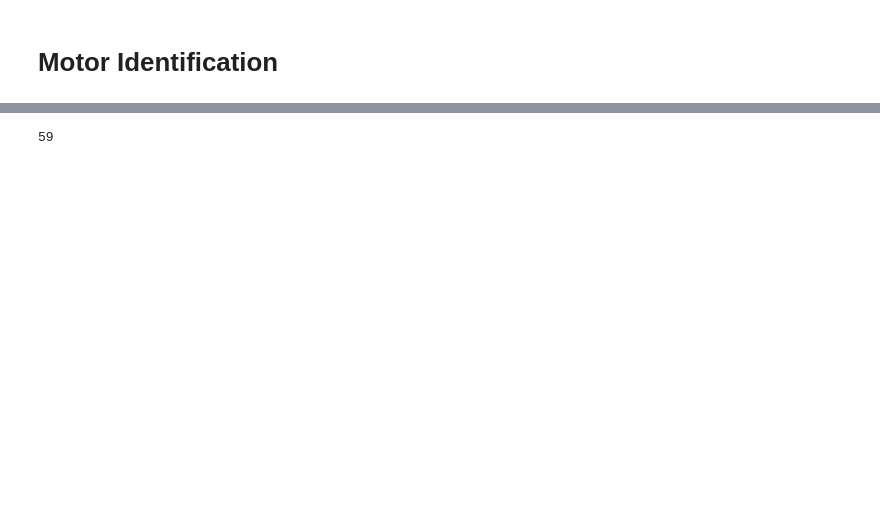
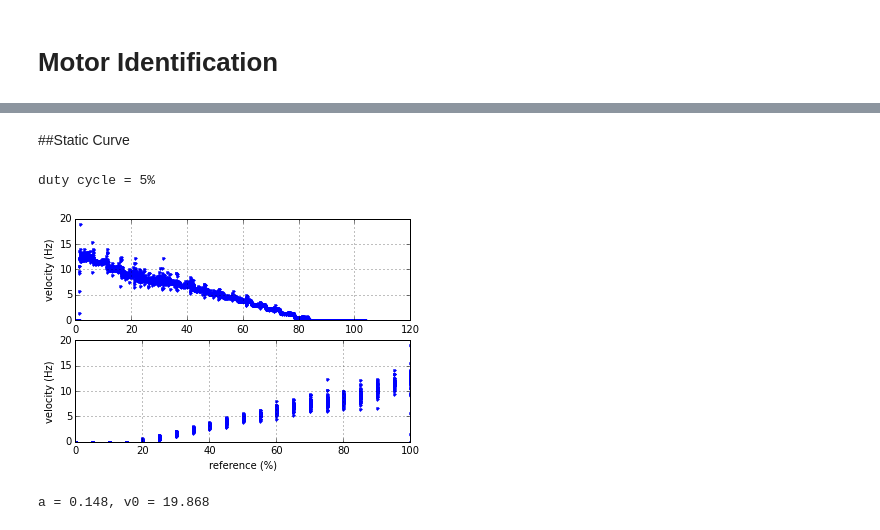
Before and after one commit to mcdeoliveira/pyctrl, a Jupyter notebook: python/notebook/IdentifyMotor.ipynb, the cells around one changed output, grey strips where cells are left out. Drawn from its saved outputs; the diff is of its cells as text; code cells hidden in the pictures; blank space fills up the shorter version.

```diff
--- a/python/notebook/IdentifyMotor.ipynb
+++ b/python/notebook/IdentifyMotor.ipynb
@@ -330,13 +15,20 @@ controller.stop()
-# %%
-from IPython.html import widgets
-from IPython.display import display, clear_output
-
-def set_reference(value):
-    print(value)
-
-#a_slider = widgets.IntSliderWidget(min=-5, max=5, step=1, value=0)
-b_slider = widgets.FloatSliderWidget(min=-5, max=5, step=0.3, value=0)
-w=widgets.interactive(set_reference,value=(-100,100))
-display(w)
-# %% [output]
-59
+# %%
+from ctrl.client import Controller
+HOST, PORT = "192.168.10.102", 9999
+controller = Controller(HOST, PORT)
+# %% [markdown]
+##Static Curve
+# %%
+controller.set_controller1(OpenLoop())
+controller.reset_logger()
+dT = 5
+controller.set_encoder1(0)
+with controller:
+    time.sleep(1)
+    for duty_cycle in range(0,100,5):
+        print('\rduty cycle = {}%'.format(100-duty_cycle), end='')
+        controller.set_reference1(100-duty_cycle)
+        time.sleep(dT)
+log = controller.get_log()
+# %% [output]
+duty cycle = 5%
@@ -342,0 +41,26 @@ display(w)
+# %%
+plt.subplot(2,1,1)
+plt.plot(t, velocity, '.')
+plt.xlabel('t (s)')
+plt.ylabel('velocity (Hz)')
+plt.grid()
+
+plt.subplot(2,1,2)
+plt.plot(reference, velocity, '.')
+plt.xlabel('reference (%)')
+plt.ylabel('velocity (Hz)')
+plt.grid()
+# %% [output]
+[figure, added]
+# %%
+def func(x, a, v0):
+    return a * (x - v0)
+
+import scipy.optimize as optimize
+
+ind = np.where(velocity > 0)
+pars, residues = optimize.curve_fit(func, reference[ind], velocity[ind])
+a, v0 = pars.tolist()
+print('a = {:4.3f}, v0 = {:4.3f}'.format(a,v0))
+# %% [output]
+a = 0.148, v0 = 19.868
```
Also changed, not shown: parts of 54 cells of this notebook, 1 other file.
